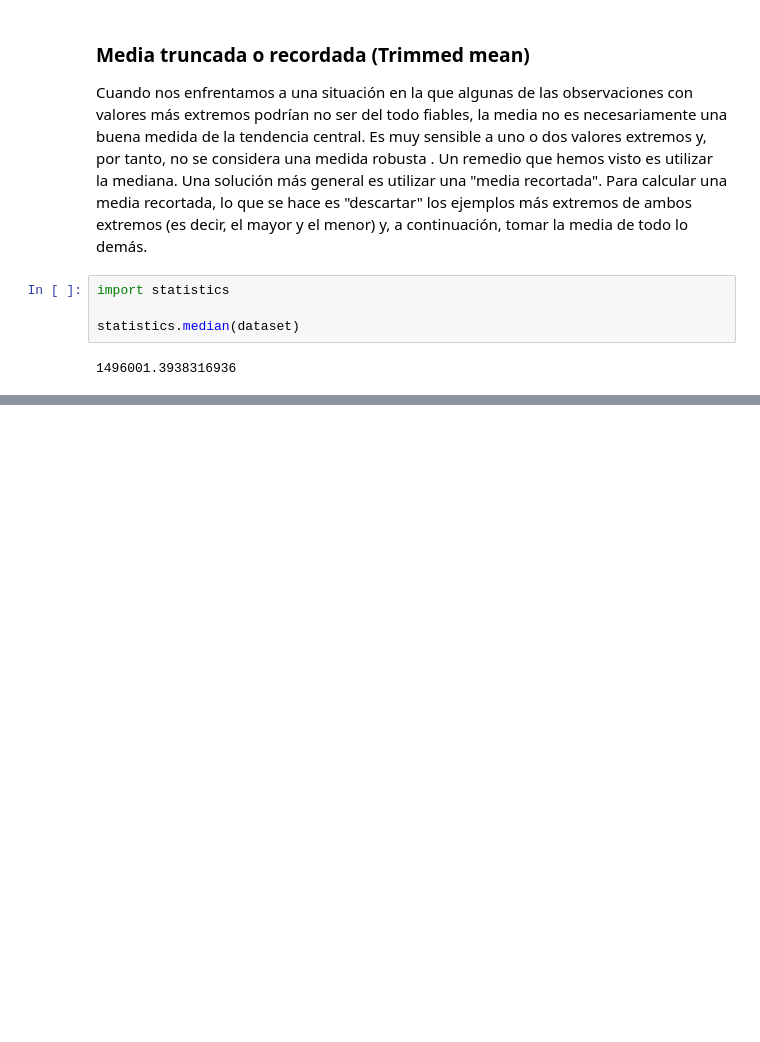
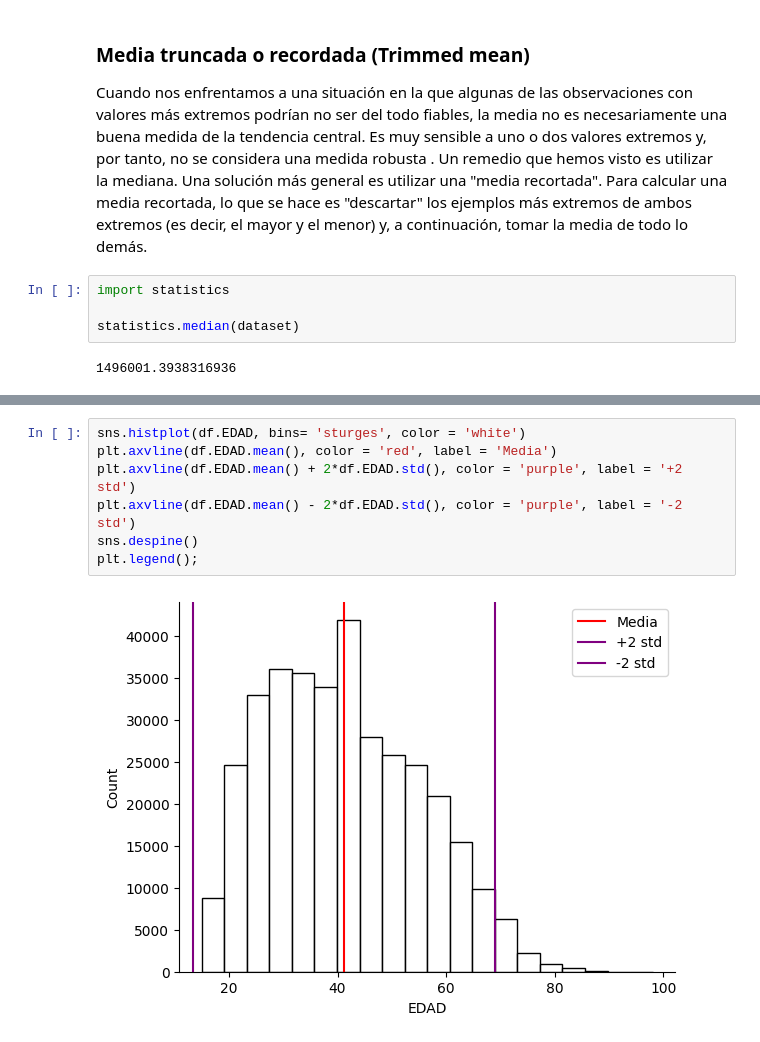
Before and after one commit to julihdez36/Metodos_estadisticos, a Jupyter notebook: Project GEIH 23/1. Estadistica descriptiva.ipynb, the cells around one changed output, grey strips where cells are left out. Saved outputs shown, nothing was run; the diff lists cells and outputs as text; blank space fills up the shorter version.

```diff
--- a/Project GEIH 23/1. Estadistica descriptiva.ipynb
+++ b/Project GEIH 23/1. Estadistica descriptiva.ipynb
@@ -196,0 +306,9 @@ Media truncada: 1161590.1155939929
+# %%
+sns.histplot(df.EDAD, bins= 'sturges', color = 'white')
+plt.axvline(df.EDAD.mean(), color = 'red', label = 'Media')
+plt.axvline(df.EDAD.mean() + 2*df.EDAD.std(), color = 'purple', label = '+2 std')
+plt.axvline(df.EDAD.mean() - 2*df.EDAD.std(), color = 'purple', label = '-2 std')
+sns.despine()
+plt.legend();
+# %% [output]
+[figure, added]
```
Also changed, not shown: parts of 21 cells of this notebook.
